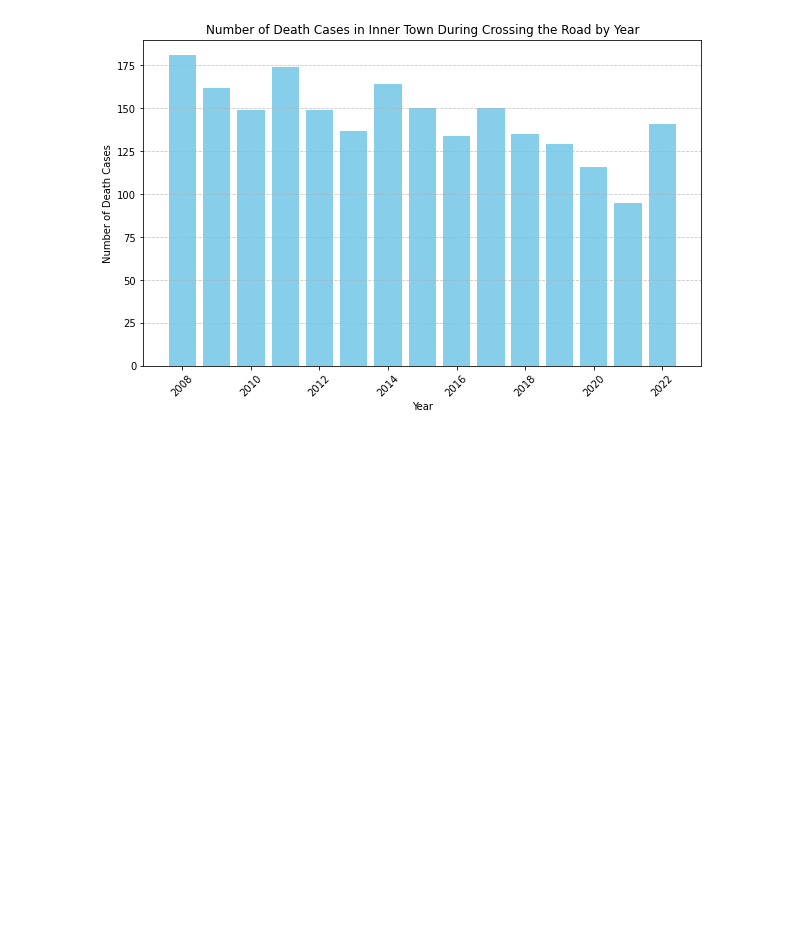
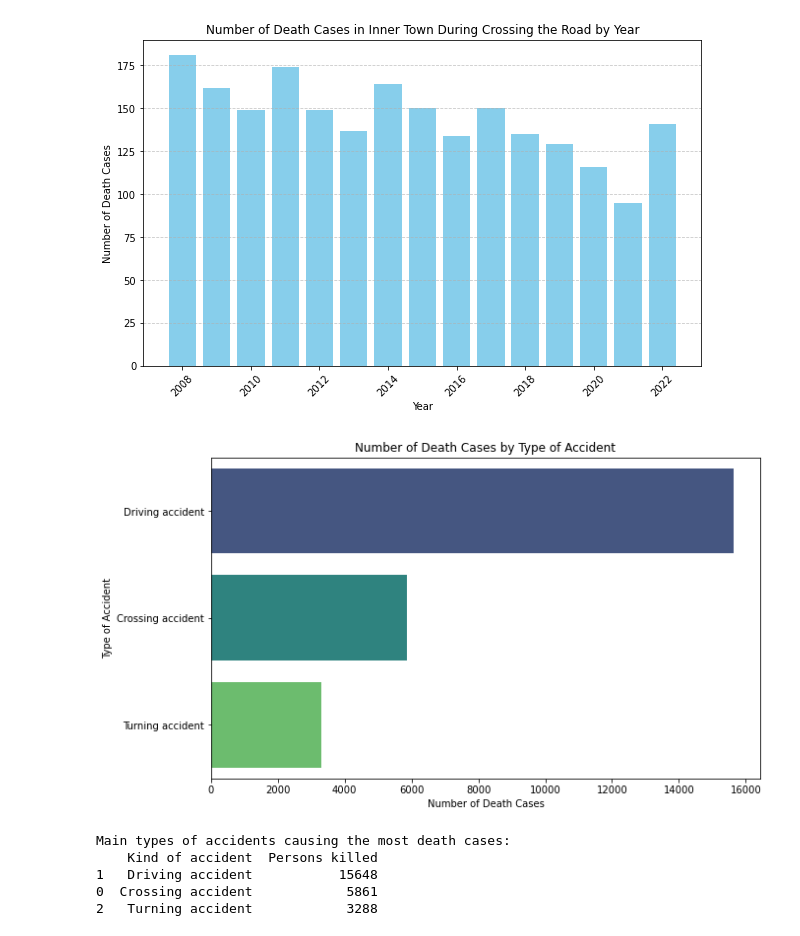
Before and after one commit to BorHan-U/An-Exploratory-Data-Analysis-on-Traffic-Accident-in-Germany, a Jupyter notebook: src/Traffic_accident_RSE_project.ipynb, the cells around one changed output. Saved outputs shown, nothing was run; the diff lists cells and outputs as text; code cells hidden in the pictures; blank space fills up the shorter version.

Commit message:
Reseach Question -3 has solved and updated

```diff
--- a/src/Traffic_accident_RSE_project.ipynb
+++ b/src/Traffic_accident_RSE_project.ipynb
@@ -214,3 +214,31 @@ Number of death cases: 181
 
 To get an overview of most death cases in mention research question, we may visualise is as such
 [figure]
+# %%
+# Reasearch Question 2: What is the main type of accident that has caused most death cases over the years?
+
+
+# Group by type of accident and sum the number of deaths
+death_by_accident = df.groupby('Kind of accident')['Persons killed'].sum().reset_index()
+
+# Sort the dataframe by the number of deaths
+death_by_accident_sorted = death_by_accident.sort_values(by='Persons killed', ascending=False)
+
+# Plot the number of death cases by type of accident
+plt.figure(figsize=(10, 6))
+sns.barplot(x='Persons killed', y='Kind of accident', data=death_by_accident_sorted, palette='viridis')
+plt.title('Number of Death Cases by Type of Accident')
+plt.xlabel('Number of Death Cases')
+plt.ylabel('Type of Accident')
+plt.show()
+
+# Print the main types of accidents causing the most death cases
+print("Main types of accidents causing the most death cases:")
+print(death_by_accident_sorted.head())
+# %% [output]
+[figure, added]
+Main types of accidents causing the most death cases:
+    Kind of accident  Persons killed
+1   Driving accident           15648
+0  Crossing accident            5861
+2   Turning accident            3288
```
Also changed, not shown: parts of 5 cells of this notebook.
